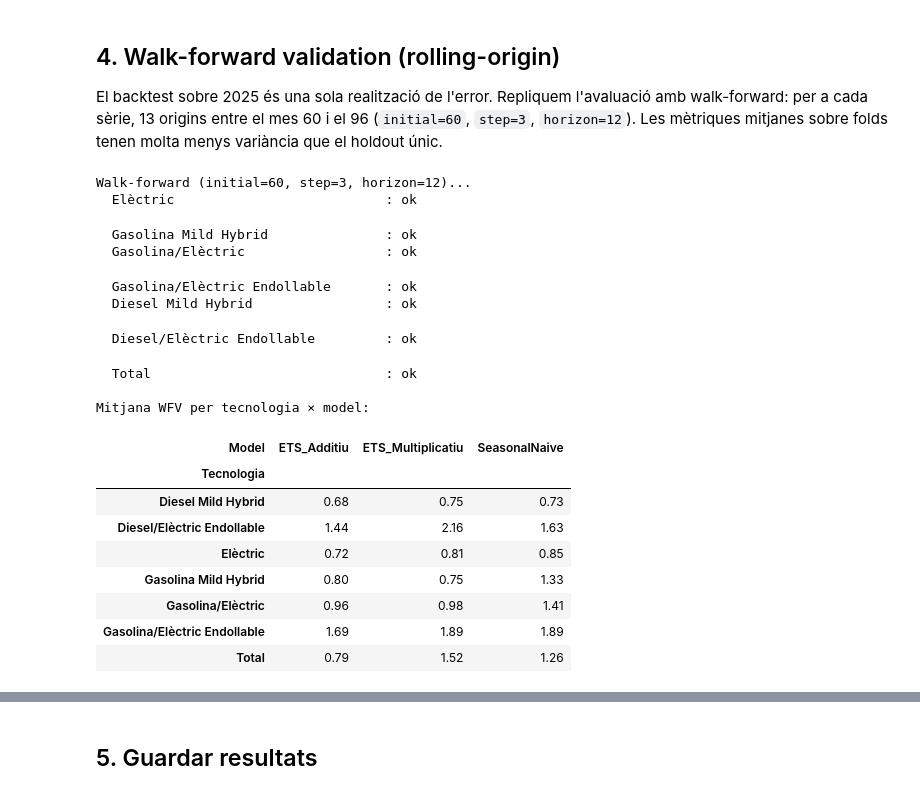
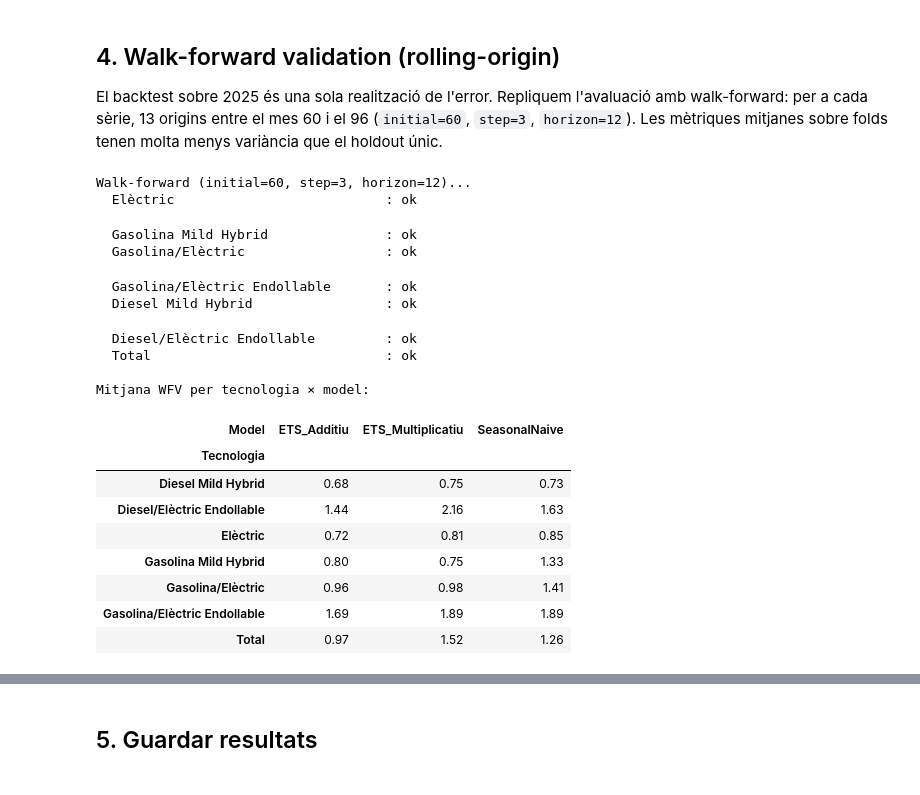
Before and after one commit to C0SBEL/projecte-forecasting, a Jupyter notebook: notebooks/models/baseline.ipynb, the cells around one changed output, grey strips where cells are left out. Drawn from its saved outputs; the diff is of its cells as text; code cells hidden in the pictures.

```diff
--- a/notebooks/models/baseline.ipynb
+++ b/notebooks/models/baseline.ipynb
@@ -62,6 +62,12 @@ MODELS = {
 }
 
 H = len(pivot_test)  # 12 mesos
+
+# Seguint la recomanació de l'EDA, apliquem log(y+1) només a ETS_Additiu sobre
+# la sèrie Total: és l'altre model lineal (a banda de SARIMA) que no gestiona
+# la variança creixent per construcció. SeasonalNaive és trivial i ETS_Mult ja
+# té variança multiplicativa nativa.
+LOG_COMBOS = {('ETS_Additiu', 'Total')}
 
 forecast_records = []
 metrics_records  = []
@@ -72,8 +78,13 @@ for tech in TECNOLOGIES:
 
     for model_name, model in MODELS.items():
         try:
-            y_pred = model.fit_predict(y_train, H)
-            y_pred = np.maximum(y_pred, 0)
+            use_log = (model_name, tech) in LOG_COMBOS
+            if use_log:
+                y_pred = model.fit_predict(np.log1p(y_train), H)
+                y_pred = np.maximum(np.expm1(y_pred), 0)
+            else:
+                y_pred = model.fit_predict(y_train, H)
+                y_pred = np.maximum(y_pred, 0)
 
             m = compute_metrics(y_test, y_pred, y_train.values)
             m['Tecnologia'] = tech
@@ -90,5 +101,6 @@ for tech in TECNOLOGIES:
 
 df_metrics   = pd.DataFrame(metrics_records)
 df_forecasts = pd.DataFrame(forecast_records)
-print(f'Models entrenats: {len(MODELS)} × {len(TECNOLOGIES)} tecnologies')
+print(f'Models entrenats: {len(MODELS)} × {len(TECNOLOGIES)} tecnologies '
+      f'(log aplicat a {len(LOG_COMBOS)} combinacions)')
 # %% [output]
@@ -219,64 +231,70 @@ from evaluation import walk_forward_cv_full
 # Sèrie completa (train + test): WFV opera sobre tota la història disponible
 pivot_full = pd.concat([pivot_train, pivot_test]).sort_index()
 
-def make_fn(model_cls, **kwargs):
+def make_fn(model_cls, use_log=False, **kwargs):
     H_LOCAL = 12
     def _fn(train_series):
         m = model_cls(**kwargs)
+        if use_log:
+            m.fit(np.log1p(train_series))
+            return np.maximum(np.expm1(m.predict(H_LOCAL)), 0)
         m.fit(train_series)
         return np.maximum(m.predict(H_LOCAL), 0)
     return _fn
 
-WFV_MODELS = {
-    'SeasonalNaive':     make_fn(SeasonalNaive, seasonality=12),
-    'ETS_Additiu':       make_fn(ETSForecaster, error='add', trend='add', seasonal='add'),
-    'ETS_Multiplicatiu': make_fn(ETSForecaster, error='mul', trend='add', seasonal='mul'),
-}
+# Map (model_name, tech) -> use_log. Mateix criteri que al backtest.
+def needs_log(model_name, tech):
+    return (model_name, tech) in LOG_COMBOS
 
 wfv_metric_rows  = []
 wfv_forecast_rows = []
 print('Walk-forward (initial=60, step=3, horizon=12)...')
 for tech in TECNOLOGIES:
     series = pivot_full[tech].dropna()
-    for model_name, fn in WFV_MODELS.items():
+    for model_name, model_cls_kwargs in [
+        ('SeasonalNaive', (SeasonalNaive, dict(seasonality=12))),
+        ('ETS_Additiu',   (ETSForecaster, dict(error='add', trend='add', seasonal='add'))),
+        ('ETS_Multiplicatiu', (ETSForecaster, dict(error='mul', trend='add', seasonal='mul'))),
+    ]:
+        cls, kwargs = model_cls_kwargs
+        fn = make_fn(cls, use_log=needs_log(model_name, tech), **kwargs)
         m_df, f_df = walk_forward_cv_full(series, fn, initial=60, step=3, horizon=12)
         m_df['Tecnologia'] = tech
         m_df['Model'] = model_name
         f_df['Tecnologia'] = tech
         f_df['Model'] = model_name
         wfv_metric_rows.append(m_df)
         wfv_forecast_rows.append(f_df)
     print(f'  {tech:35s}: ok')
 
 df_wfv_metrics   = pd.concat(wfv_metric_rows, ignore_index=True)
 df_wfv_forecasts = pd.concat(wfv_forecast_rows, ignore_index=True)
 
-# Mitjana per (Tecnologia, Model)
 wfv_agg = (df_wfv_metrics.dropna(subset=['MASE'])
            .groupby(['Tecnologia', 'Model'])[['RMSE', 'MAE', 'MAPE', 'MASE']]
            .mean().round(2).reset_index())
 print('\nMitjana WFV per tecnologia × model:')
 display(wfv_agg.pivot(index='Tecnologia', columns='Model', values='MASE').round(2))
 # %% [output]
 Walk-forward (initial=60, step=3, horizon=12)...
   Elèctric                           : ok
   Gasolina Mild Hybrid               : ok
   Gasolina/Elèctric                  : ok
   Gasolina/Elèctric Endollable       : ok
   Diesel Mild Hybrid                 : ok
   Diesel/Elèctric Endollable         : ok
+  Total                              : ok
+
+Mitjana WFV per tecnologia × model:
-  Total                              : ok
-
-Mitjana WFV per tecnologia × model:
 | Model | ETS_Additiu | ETS_Multiplicatiu | SeasonalNaive |
 | Tecnologia |  |  |  |
 | Diesel Mild Hybrid | 0.68 | 0.75 | 0.73 |
 | Diesel/Elèctric Endollable | 1.44 | 2.16 | 1.63 |
 | Elèctric | 0.72 | 0.81 | 0.85 |
 | Gasolina Mild Hybrid | 0.80 | 0.75 | 1.33 |
 | Gasolina/Elèctric | 0.96 | 0.98 | 1.41 |
 | Gasolina/Elèctric Endollable | 1.69 | 1.89 | 1.89 |
-| Total | 0.79 | 1.52 | 1.26 |
+| Total | 0.97 | 1.52 | 1.26 |
 # %%
 # Visualització WFV: h=1 per fold (13 punts per model)
 colors_wfv = {'SeasonalNaive': '#aaaaaa', 'ETS_Additiu': '#2166ac',
```
Also changed, not shown: parts of 6 cells of this notebook, 28 other files.
